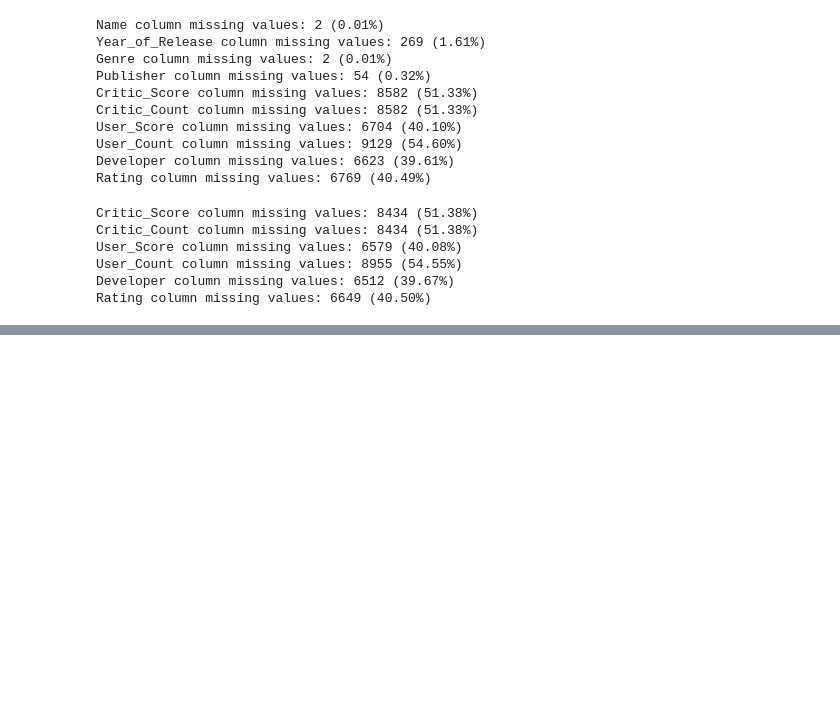
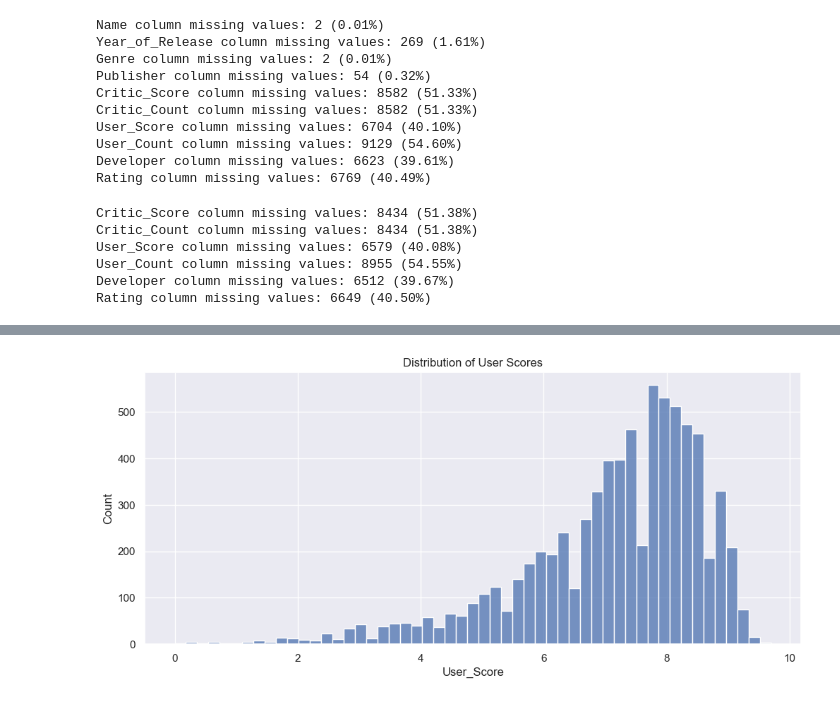
Before and after one commit to skalenjr/Video-Games-Sales-Analysis, a Jupyter notebook: VideoGames.ipynb, the cells around one changed output, grey strips where cells are left out. Cells and saved outputs as stored; diff of their text form; code cells hidden in the pictures; blank space fills up the shorter version.

```diff
--- a/VideoGames.ipynb
+++ b/VideoGames.ipynb
@@ -170,0 +300,7 @@ plt.show()
+# %%
+plt.figure(figsize=(12,5))
+plt.title('Distribution of User Scores')
+sns.histplot(x='User_Score', data=video_games_df)
+plt.show()
+# %% [output]
+[figure, added]
```
Also changed, not shown: parts of 57 cells of this notebook.
